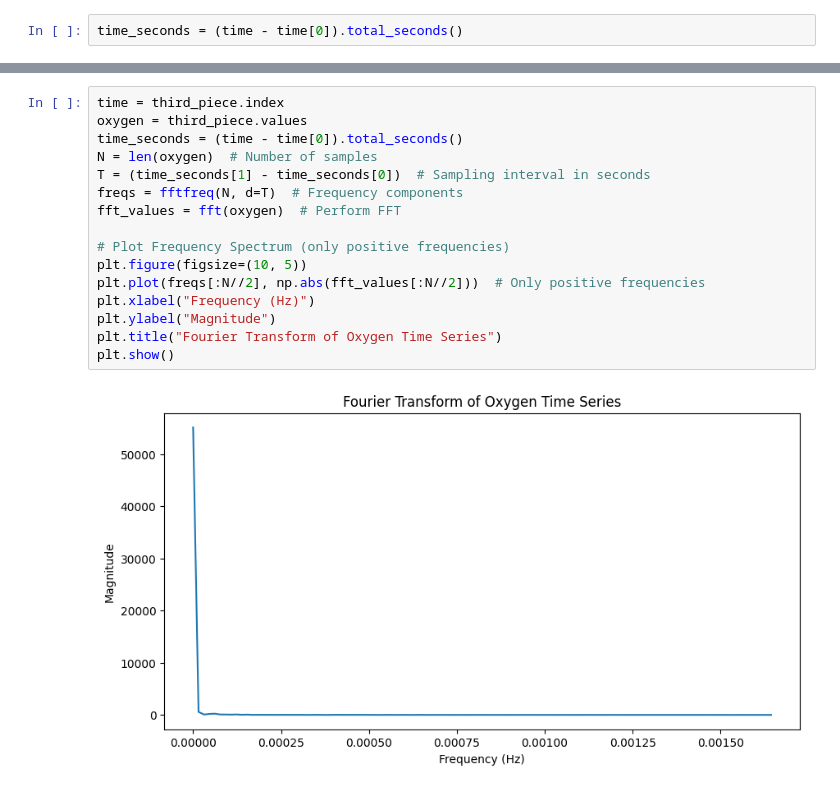
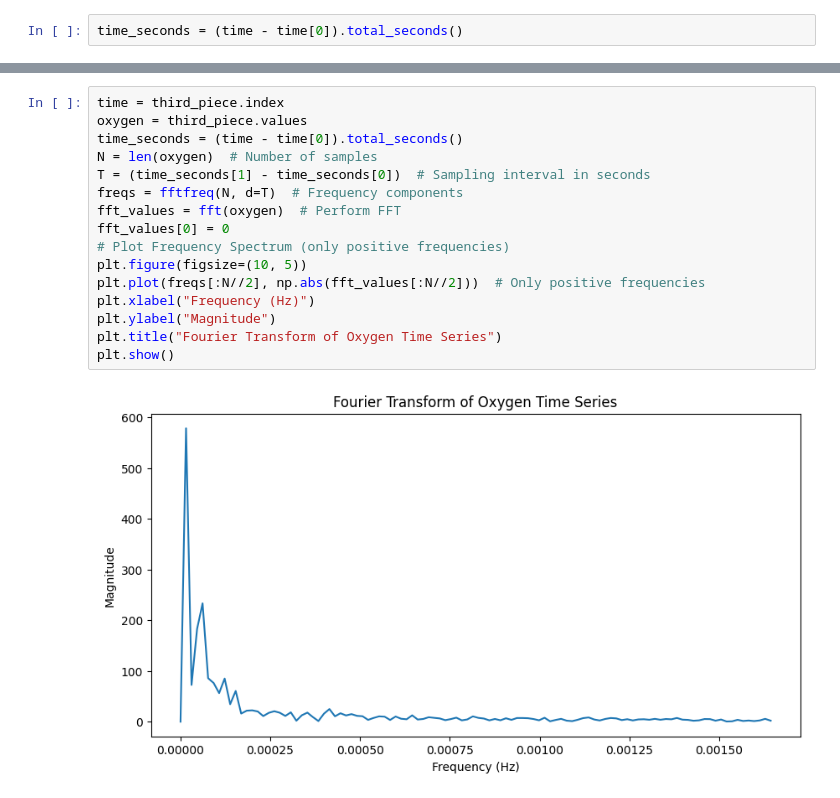
Before and after one commit to rzv09/smores_proj, a Jupyter notebook: src/analysis.ipynb, the cells around one changed output, grey strips where cells are left out. Saved outputs shown, nothing was run; the diff lists cells and outputs as text.

```diff
--- a/src/analysis.ipynb
+++ b/src/analysis.ipynb
@@ -198,21 +198,21 @@ plt.show()
 # %%
 time = third_piece.index
 oxygen = third_piece.values
 time_seconds = (time - time[0]).total_seconds()
 N = len(oxygen)  # Number of samples
 T = (time_seconds[1] - time_seconds[0])  # Sampling interval in seconds
 freqs = fftfreq(N, d=T)  # Frequency components
 fft_values = fft(oxygen)  # Perform FFT
-
+fft_values[0] = 0
 # Plot Frequency Spectrum (only positive frequencies)
 plt.figure(figsize=(10, 5))
 plt.plot(freqs[:N//2], np.abs(fft_values[:N//2]))  # Only positive frequencies
 plt.xlabel("Frequency (Hz)")
 plt.ylabel("Magnitude")
 plt.title("Fourier Transform of Oxygen Time Series")
 plt.show()
 # %% [output]
-[figure, old version]
+[figure, new version]
 # %%
 time = fourth_piece.index
 oxygen = fourth_piece.values
```
Also changed, not shown: parts of 3 cells of this notebook.
